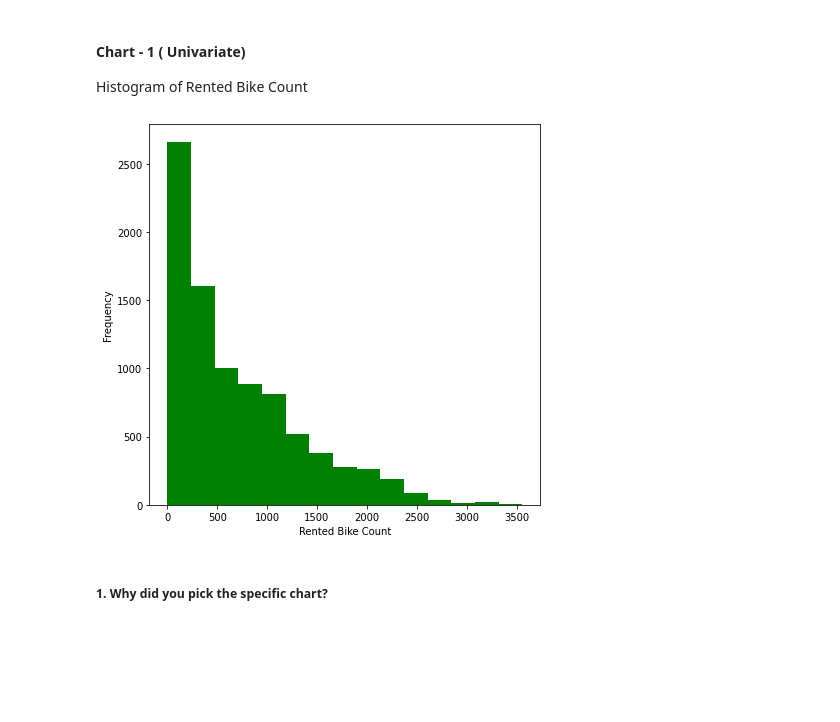
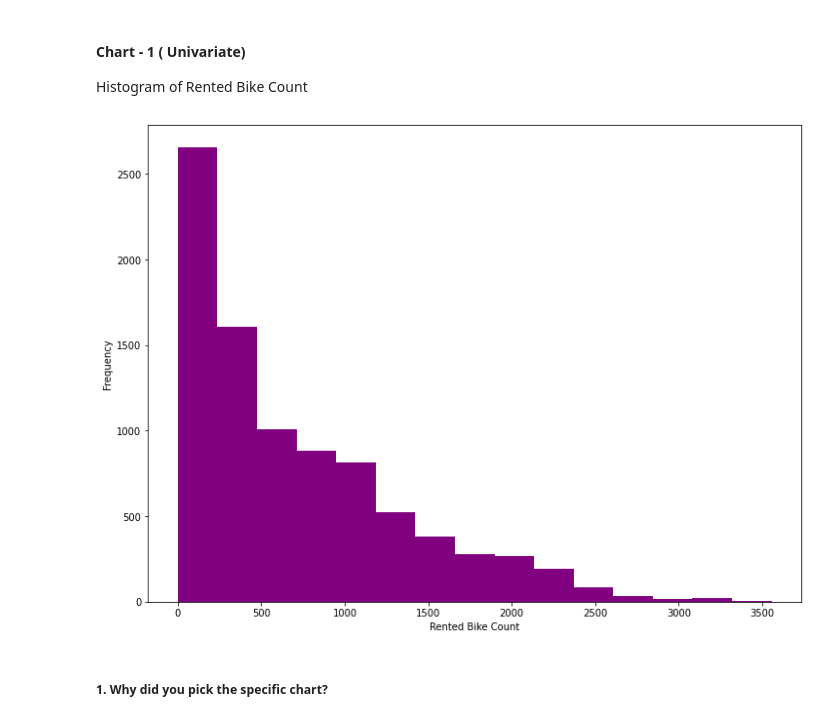
Before and after one commit to Sharath670/Linear-Regression-Capstone-Proj-2-, a Jupyter notebook: Capstone_Project_2(Linear_Regression).ipynb, the cells around one changed output. Cells and saved outputs as stored; diff of their text form; code cells hidden in the pictures; blank space fills up the shorter version.

```diff
--- a/Capstone_Project_2(Linear_Regression).ipynb
+++ b/Capstone_Project_2(Linear_Regression).ipynb
@@ -415,13 +472,13 @@ I also created a copy of my original dataset.
 Histogram of Rented Bike Count
 # %%
 # Chart - 1 visualization code
-plt.figure(figsize=(7, 7))
-plt.hist(df['Rented Bike Count'],bins=15,color='green')
+plt.figure(figsize=(12, 9)) #
+plt.hist(df['Rented Bike Count'],bins=15,color='purple')
 plt.xlabel('Rented Bike Count')
 plt.ylabel('Frequency')
 plt.show()
 # %% [output]
-[figure, old version]
+[figure, new version]
 # %% [markdown]
 ##### 1. Why did you pick the specific chart?
 # %% [markdown]
```
Also changed, not shown: parts of 71 cells of this notebook.
